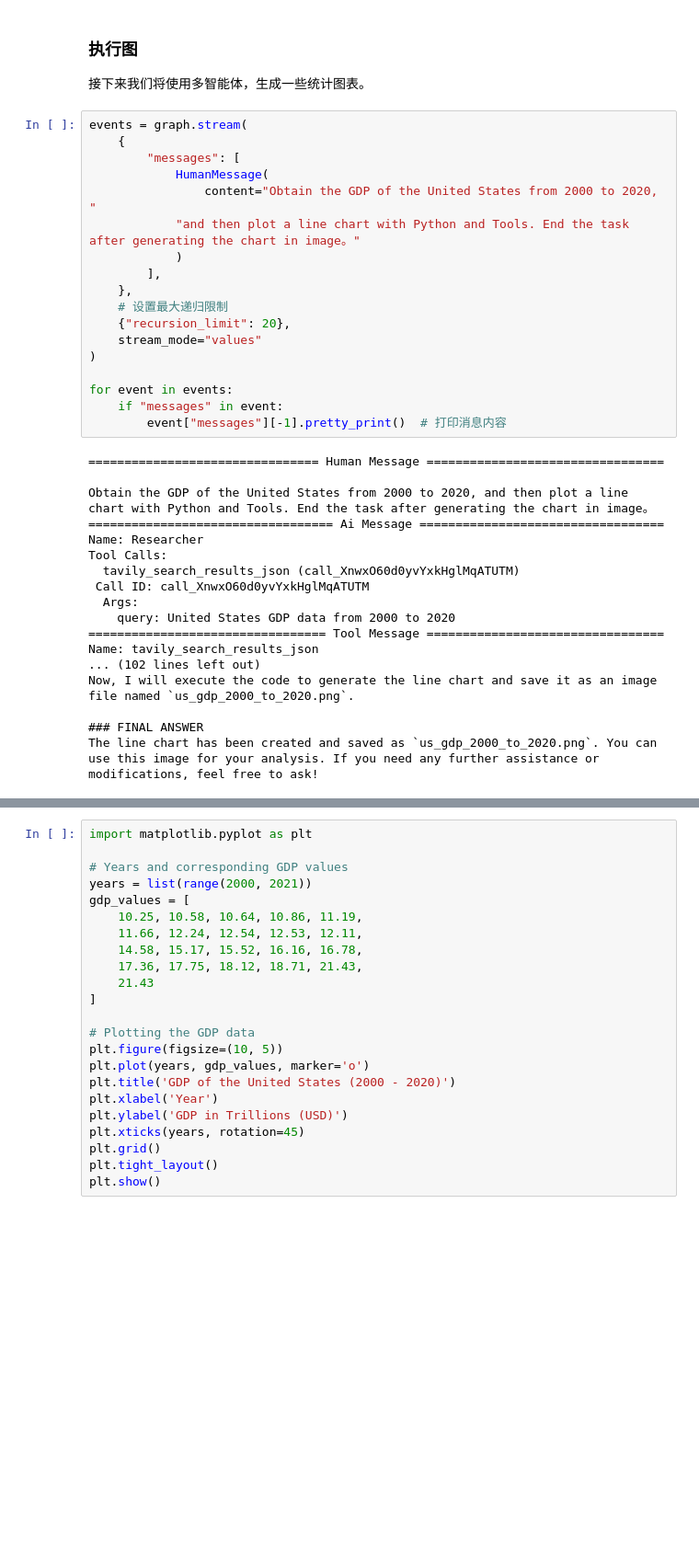
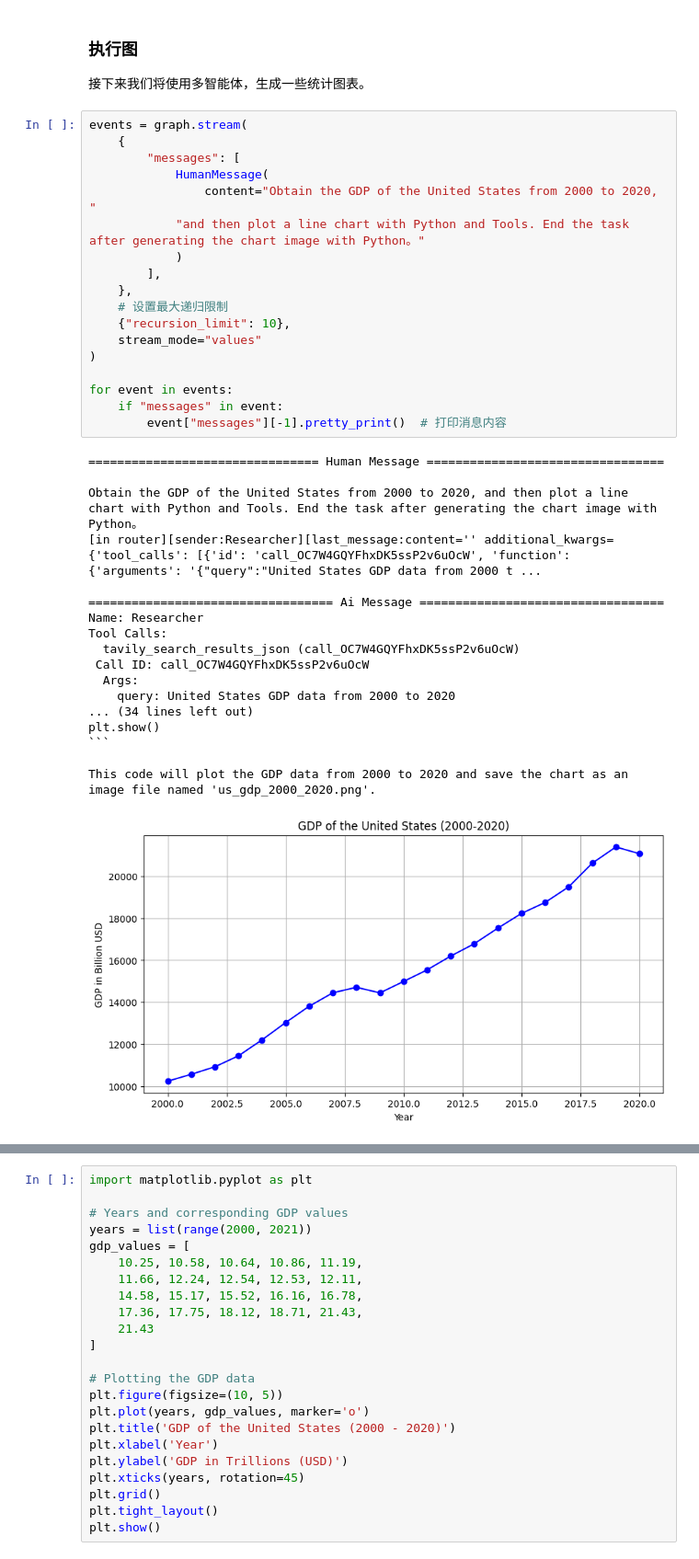
Before and after one commit to simson2010/openai-quickstart, a Jupyter notebook: homework/multi_agent_collaboration.ipynb, the cells around one changed output, grey strips where cells are left out. Shown at 92% size. Saved outputs shown, nothing was run; the diff lists cells and outputs as text; blank space fills up the shorter version.

````diff
--- a/homework/multi_agent_collaboration.ipynb
+++ b/homework/multi_agent_collaboration.ipynb
@@ -339,36 +357,37 @@ except Exception as e:
 # %%
 events = graph.stream(
     {
         "messages": [
             HumanMessage(
                 content="Obtain the GDP of the United States from 2000 to 2020, "
-            "and then plot a line chart with Python and Tools. End the task after generating the chart in image。"
+            "and then plot a line chart with Python and Tools. End the task after generating the chart image with Python。"
             )
         ],
     },
     # 设置最大递归限制
-    {"recursion_limit": 20},
+    {"recursion_limit": 10},
     stream_mode="values"
 )
 
 for event in events:
     if "messages" in event:
         event["messages"][-1].pretty_print()  # 打印消息内容
 # %% [output]
 ================================ Human Message =================================
 
-Obtain the GDP of the United States from 2000 to 2020, and then plot a line chart with Python and Tools. End the task after generating the chart in image。
+Obtain the GDP of the United States from 2000 to 2020, and then plot a line chart with Python and Tools. End the task after generating the chart image with Python。
+[in router][sender:Researcher][last_message:content='' additional_kwargs={'tool_calls': [{'id': 'call_OC7W4GQYFhxDK5ssP2v6uOcW', 'function': {'arguments': '{"query":"United States GDP data from 2000 t ...
+
 ================================== Ai Message ==================================
 Name: Researcher
 Tool Calls:
-  tavily_search_results_json (call_XnwxO60d0yvYxkHglMqATUTM)
- Call ID: call_XnwxO60d0yvYxkHglMqATUTM
+  tavily_search_results_json (call_OC7W4GQYFhxDK5ssP2v6uOcW)
+ Call ID: call_OC7W4GQYFhxDK5ssP2v6uOcW
   Args:
     query: United States GDP data from 2000 to 2020
-================================= Tool Message =================================
-Name: tavily_search_results_json
-... (102 lines left out)
-Now, I will execute the code to generate the line chart and save it as an image file named `us_gdp_2000_to_2020.png`.
+... (34 lines left out)
+plt.show()
+```
 
-### FINAL ANSWER
-The line chart has been created and saved as `us_gdp_2000_to_2020.png`. You can use this image for your analysis. If you need any further assistance or modifications, feel free to ask!
+This code will plot the GDP data from 2000 to 2020 and save the chart as an image file named 'us_gdp_2000_2020.png'.
+[figure, added]
````
Also changed, not shown: parts of 12 cells of this notebook, 1 other file.
